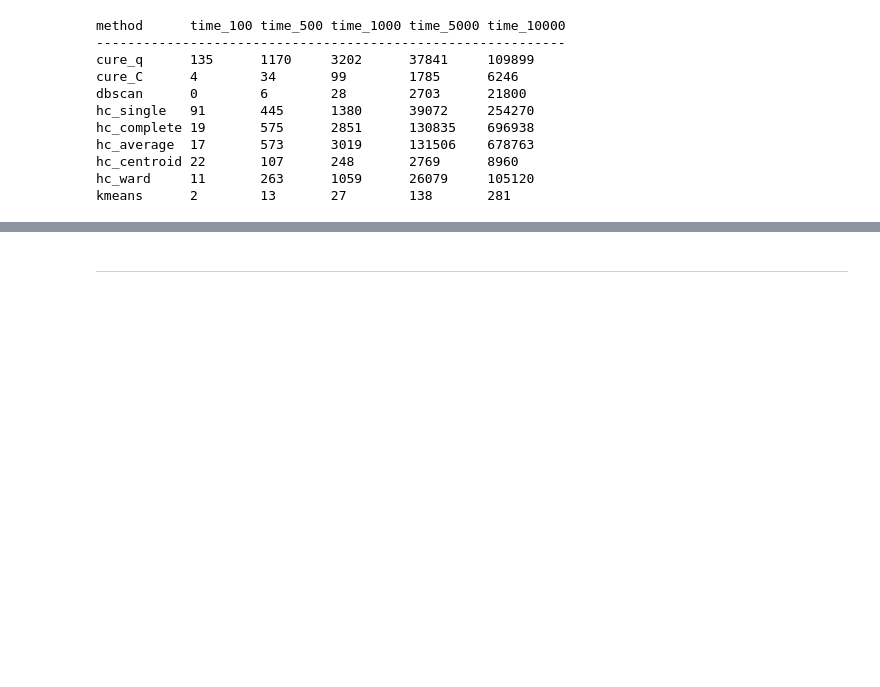
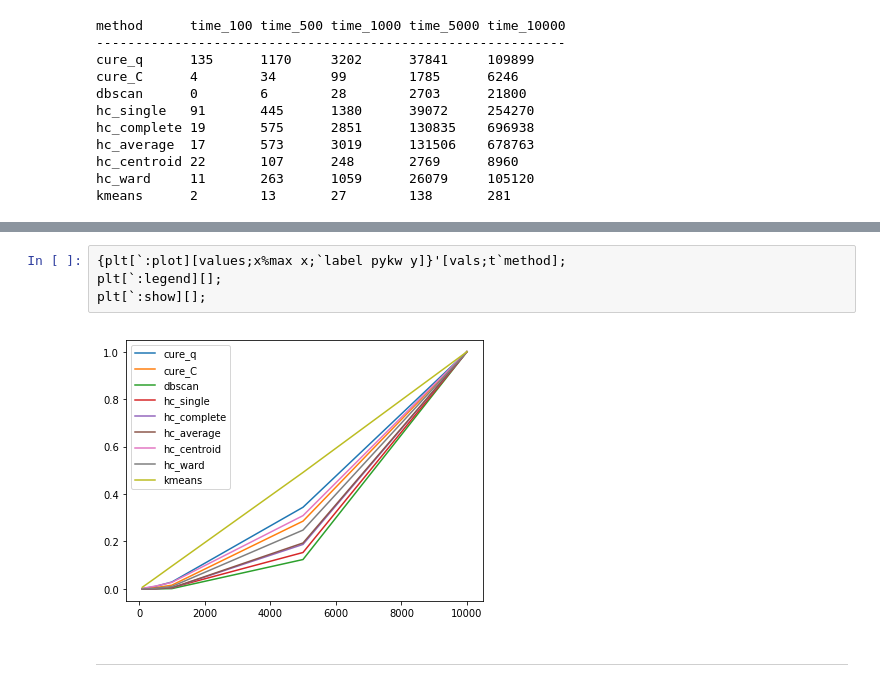
Before and after one commit to KxSystems/ml, a Jupyter notebook: clust/notebooks/performance.ipynb, the cells around one changed output, grey strips where cells are left out. Saved outputs shown, nothing was run; the diff lists cells and outputs as text; blank space fills up the shorter version.

```diff
--- a/clust/notebooks/performance.ipynb
+++ b/clust/notebooks/performance.ipynb
@@ -78,2 +86,8 @@ kmeans      2        13       27        138       281
+# %%
+{plt[`:plot][values;x%max x;`label pykw y]}'[vals;t`method];
+plt[`:legend][];
+plt[`:show][];
+# %% [output]
+[figure, added]
 # %% [markdown]
 ---
```
Also changed, not shown: parts of 1 cell of this notebook.
